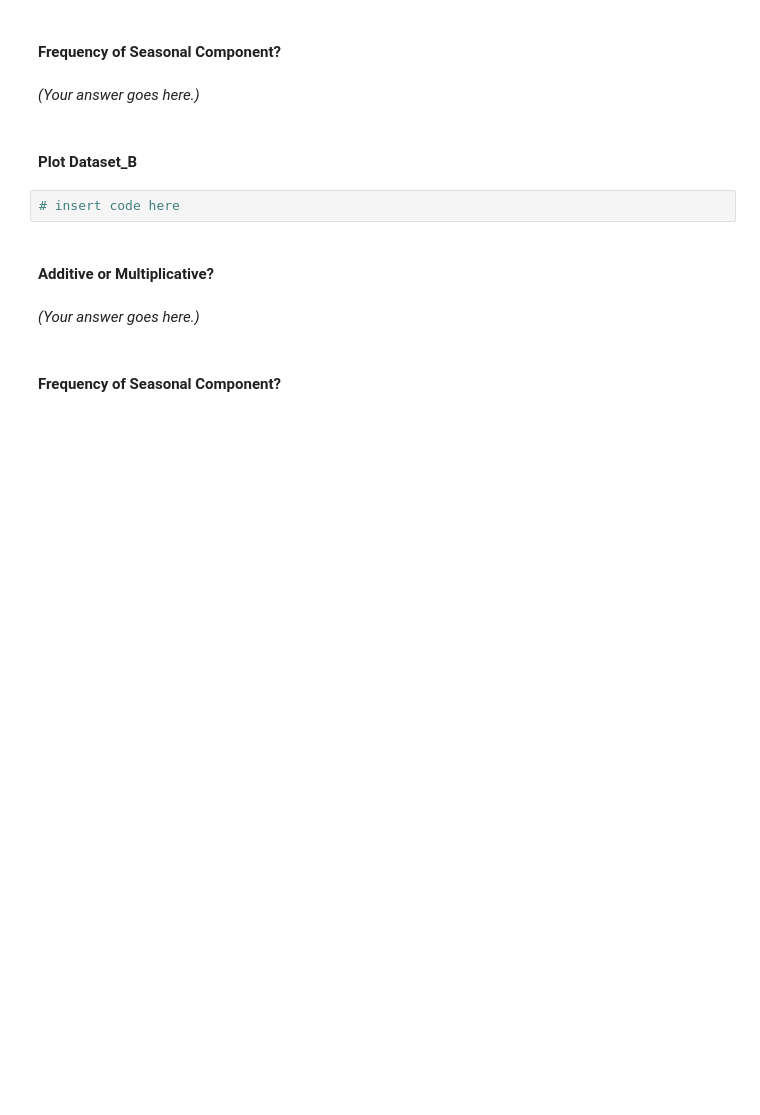
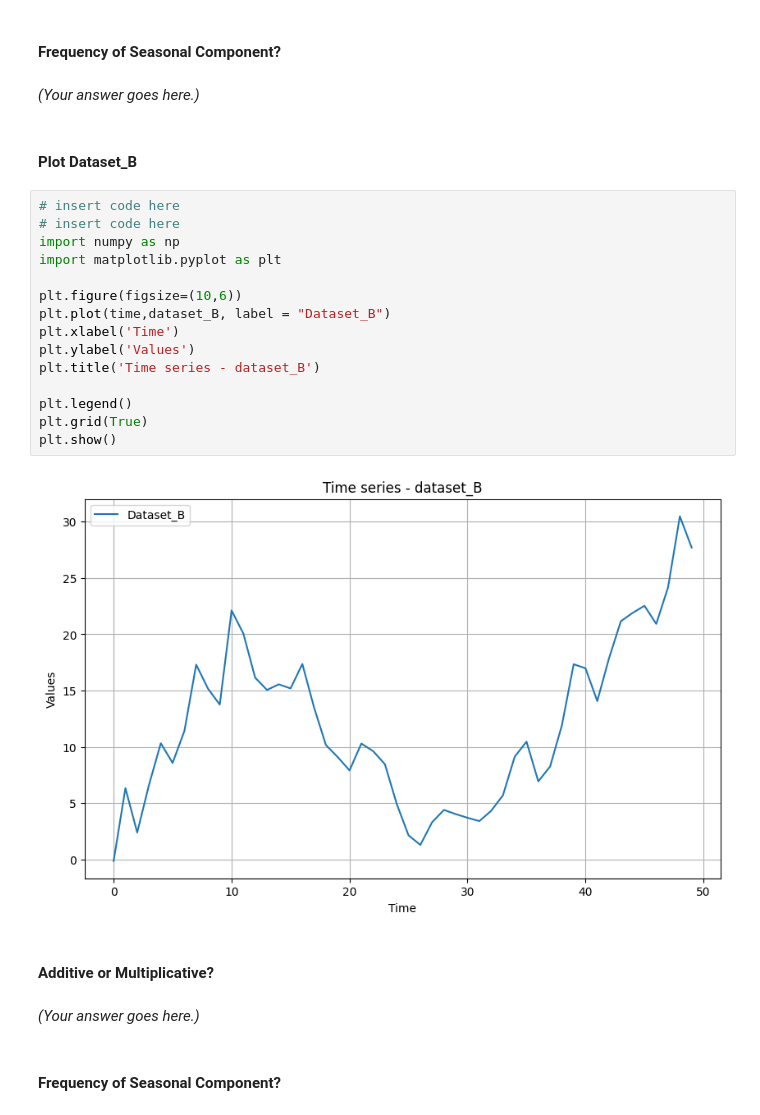
Before and after one commit to jvtaylar-cpe/SpecialTopicsDS, a Jupyter notebook: Module 1/Introduction_to_Time_Series_student.ipynb, the cells around one changed output. Drawn from its saved outputs; the diff is of its cells as text; blank space fills up the shorter version.

```diff
--- a/Module 1/Introduction_to_Time_Series_student.ipynb
+++ b/Module 1/Introduction_to_Time_Series_student.ipynb
@@ -174,8 +188,23 @@ dataset_B = np.load(path_to_file + "dataset_B.npy")
 *(Your answer goes here.)*
 # %% [markdown]
 #### Plot Dataset_B
-# %%
-# insert code here
+# %%
+# insert code here
+# insert code here
+import numpy as np
+import matplotlib.pyplot as plt
+
+plt.figure(figsize=(10,6))
+plt.plot(time,dataset_B, label = "Dataset_B")
+plt.xlabel('Time')
+plt.ylabel('Values')
+plt.title('Time series - dataset_B')
+
+plt.legend()
+plt.grid(True)
+plt.show()
+# %% [output]
+[figure, added]
 # %% [markdown]
 #### Additive or Multiplicative?
 # %% [markdown]
```
Also changed, not shown: parts of 7 cells of this notebook, 14 other files.
